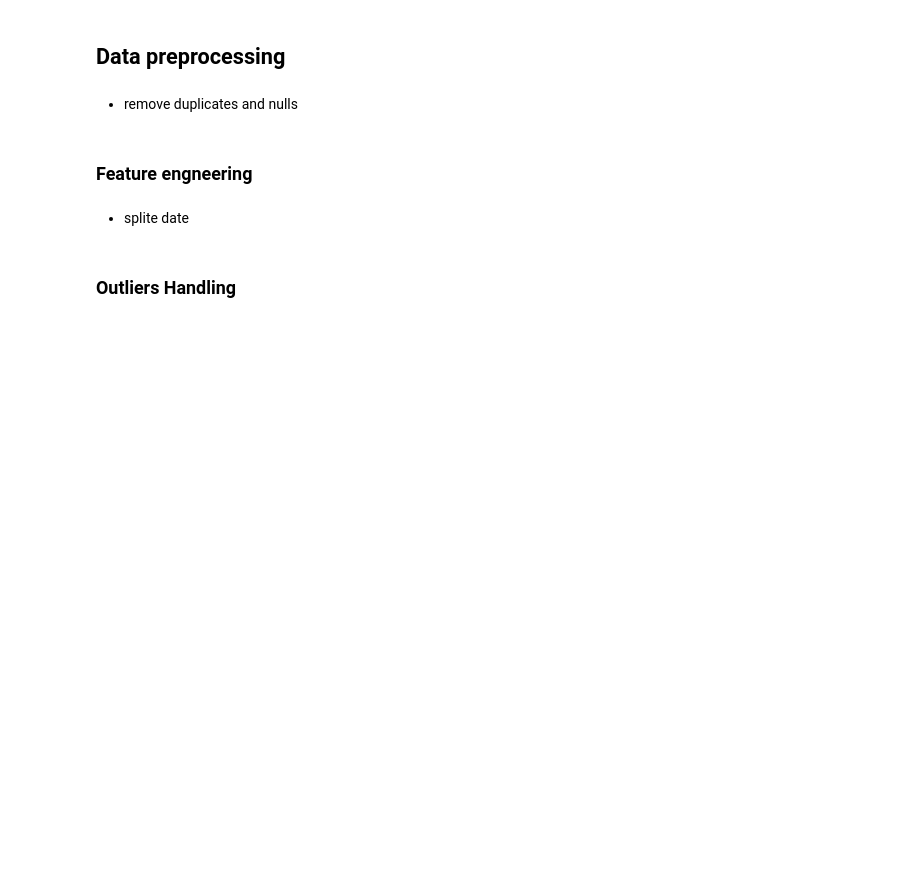
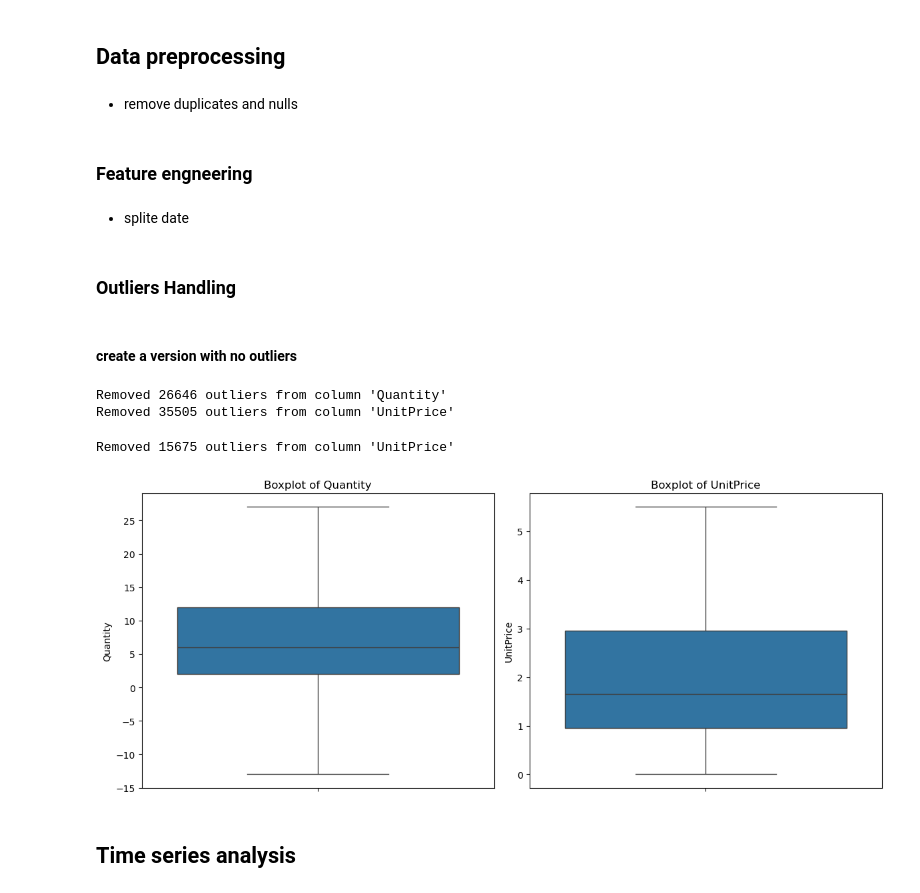
Before and after one commit to muhamedrar/Online-Retail, a Jupyter notebook: online_retail.ipynb, the cells around one changed output. Saved outputs shown, nothing was run; the diff lists cells and outputs as text; code cells hidden in the pictures; blank space fills up the shorter version.

Commit message:
start time series analysis

```diff
--- a/online_retail.ipynb
+++ b/online_retail.ipynb
@@ -128,6 +171,7 @@ preProcessed_data['Year'] = pd.to_datetime(preProcessed_data['InvoiceDate']).dt.
 preProcessed_data['Month'] = pd.to_datetime(preProcessed_data['InvoiceDate']).dt.month
 preProcessed_data['Day'] = pd.to_datetime(preProcessed_data['InvoiceDate']).dt.day
 preProcessed_data['Hour'] = pd.to_datetime(preProcessed_data['InvoiceDate']).dt.hour
+preProcessed_data['InvoiceDate'] = pd.to_datetime(preProcessed_data['InvoiceDate'])
 # %% [markdown]
 ### Outliers Handling
 # %%
@@ -137,4 +181,29 @@ def remove_outliers(df, column):
     IQR = Q3 - Q1
     lower_bound = Q1 - 1.5 * IQR
     upper_bound = Q3 + 1.5 * IQR
-    return df[(df[column] >= lower_bound) & (df[column] <= upper_bound)]
+
+    # Count the number of records to be removed
+    initial_count = df.shape[0]
+    filtered_df = df[(df[column] >= lower_bound) & (df[column] <= upper_bound)]
+    removed_count = initial_count - filtered_df.shape[0]
+
+    # Print the count of removed records
+    print(f"Removed {removed_count} outliers from column '{column}'")
+
+    return filtered_df
+# %% [markdown]
+#### create a version with no outliers
+# %%
+preProcessed_data_with_noOutliers = remove_outliers(preProcessed_data, 'Quantity')
+preProcessed_data_with_noOutliers = remove_outliers(preProcessed_data_with_noOutliers, 'UnitPrice')
+# %% [output]
+Removed 26646 outliers from column 'Quantity'
+Removed 35505 outliers from column 'UnitPrice'
+# %%
+preProcessed_data_with_noOutliers = remove_outliers(preProcessed_data_with_noOutliers, 'UnitPrice')
+plot_outliers(preProcessed_data_with_noOutliers, numeric_cols)
+# %% [output]
+Removed 15675 outliers from column 'UnitPrice'
+[figure, added]
+# %% [markdown]
+## Time series analysis
```
Also changed, not shown: parts of 7 cells of this notebook.
